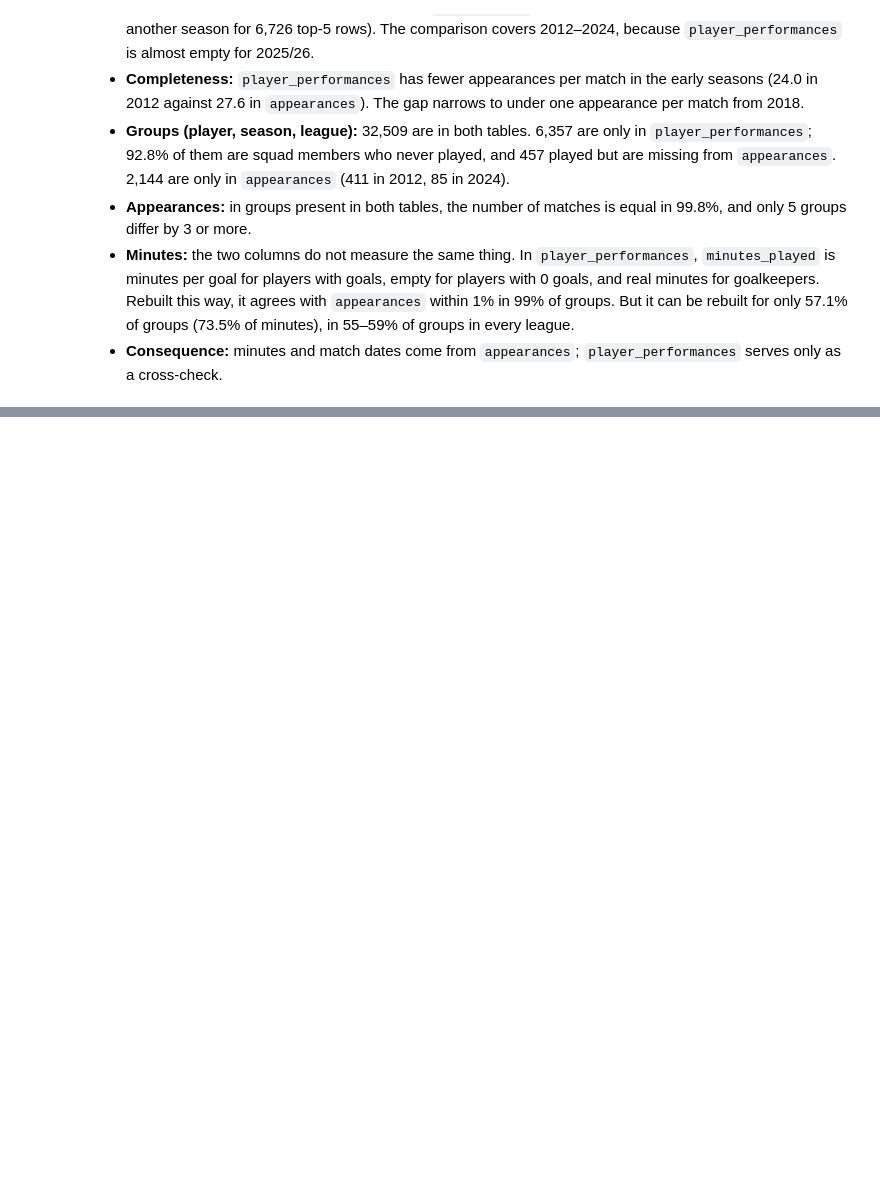
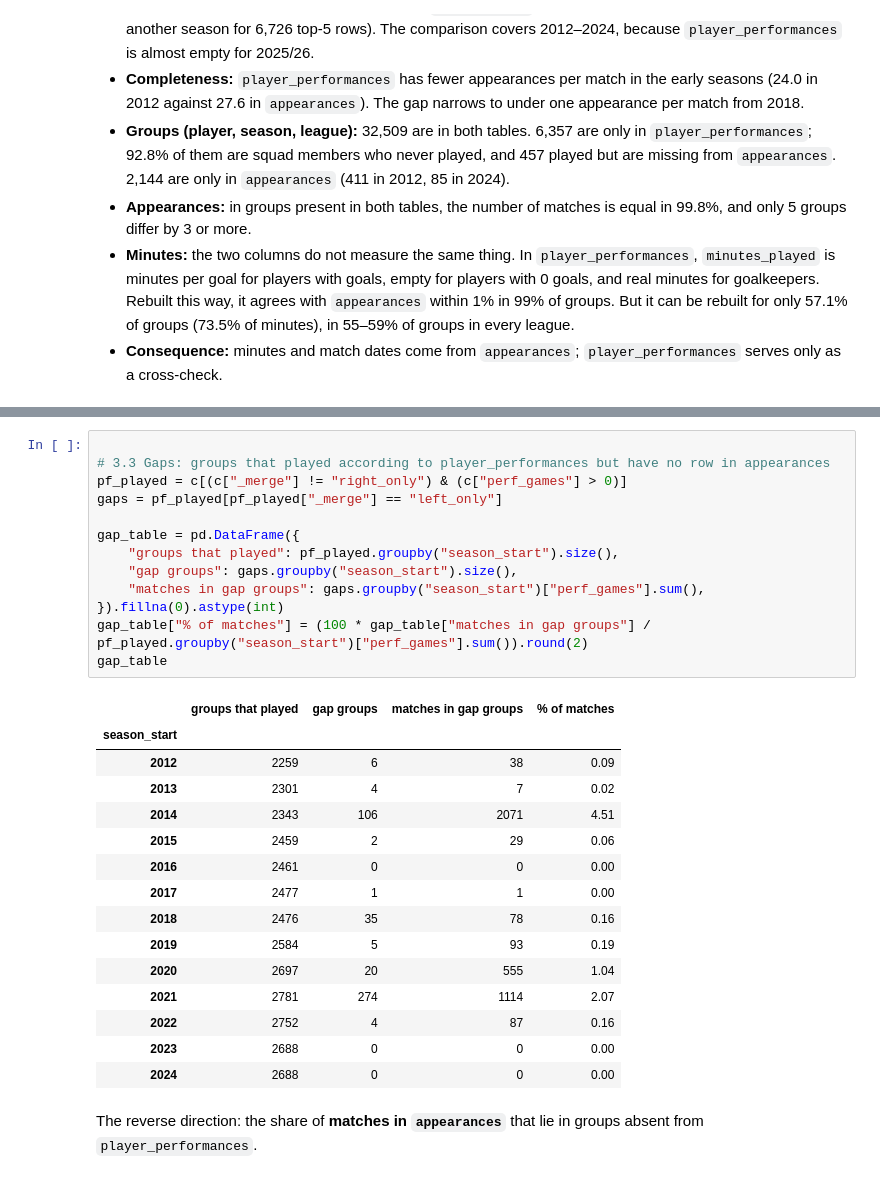
Before and after one commit to karolcecula/meniscus-injuries-football, a Jupyter notebook: notebooks/01_data_audit.ipynb, the cells around one changed output, grey strips where cells are left out. Saved outputs shown, nothing was run; the diff lists cells and outputs as text; blank space fills up the shorter version.

```diff
--- a/notebooks/01_data_audit.ipynb
+++ b/notebooks/01_data_audit.ipynb
@@ -886,0 +1005,31 @@ share of groups by season (%): min 55.4 | max 60.9
+# %%
+
+# 3.3 Gaps: groups that played according to player_performances but have no row in appearances
+pf_played = c[(c["_merge"] != "right_only") & (c["perf_games"] > 0)]
+gaps = pf_played[pf_played["_merge"] == "left_only"]
+
+gap_table = pd.DataFrame({
+    "groups that played": pf_played.groupby("season_start").size(),
+    "gap groups": gaps.groupby("season_start").size(),
+    "matches in gap groups": gaps.groupby("season_start")["perf_games"].sum(),
+}).fillna(0).astype(int)
+gap_table["% of matches"] = (100 * gap_table["matches in gap groups"] / pf_played.groupby("season_start")["perf_games"].sum()).round(2)
+gap_table
+# %% [output]
+|  | groups that played | gap groups | matches in gap groups | % of matches |
+| season_start |  |  |  |  |
+| 2012 | 2259 | 6 | 38 | 0.09 |
+| 2013 | 2301 | 4 | 7 | 0.02 |
+| 2014 | 2343 | 106 | 2071 | 4.51 |
+| 2015 | 2459 | 2 | 29 | 0.06 |
+| 2016 | 2461 | 0 | 0 | 0.00 |
+| 2017 | 2477 | 1 | 1 | 0.00 |
+| 2018 | 2476 | 35 | 78 | 0.16 |
+| 2019 | 2584 | 5 | 93 | 0.19 |
+| 2020 | 2697 | 20 | 555 | 1.04 |
+| 2021 | 2781 | 274 | 1114 | 2.07 |
+| 2022 | 2752 | 4 | 87 | 0.16 |
+| 2023 | 2688 | 0 | 0 | 0.00 |
+| 2024 | 2688 | 0 | 0 | 0.00 |
+# %% [markdown]
+The reverse direction: the share of **matches in `appearances`** that lie in groups absent from `player_performances`.
```
Also changed, not shown: parts of 32 cells of this notebook.
